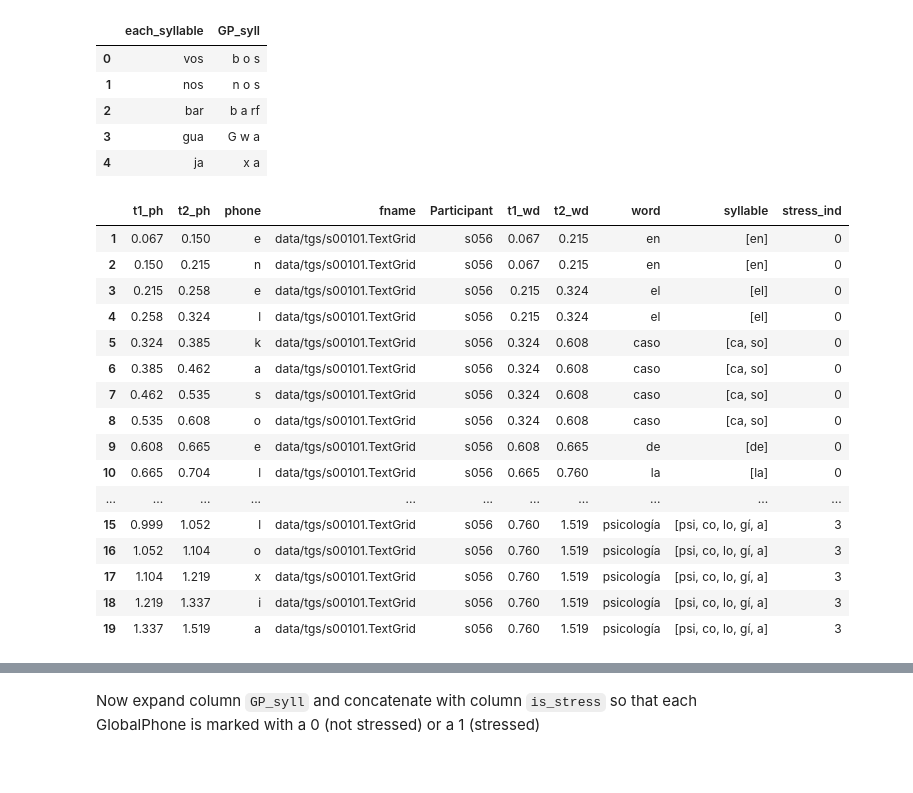
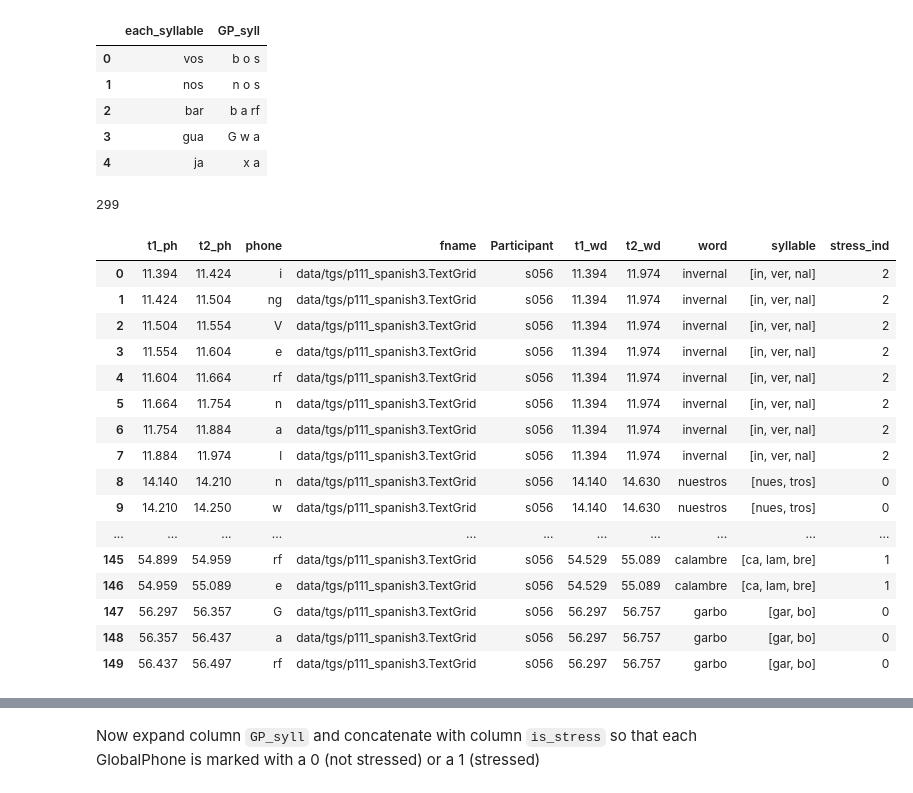
Before and after one commit to anniehelms/vsa_langdom, a Jupyter notebook: 01_stress.ipynb, the cells around one changed output, grey strips where cells are left out. Drawn from its saved outputs; the diff is of its cells as text; code cells hidden in the pictures.

```diff
--- a/01_stress.ipynb
+++ b/01_stress.ipynb
@@ -142,10 +142,11 @@ syllable_dictionary.head()
 | 3 | gua | G w a |
 | 4 | ja | x a |
 # %%
-filepath = "data/tgs/s00101.TextGrid"
+pd.set_option('display.max_rows', 500)
+filepath = "data/tgs/p111_spanish3.TextGrid"
 [wddf, phdf] = read_label(filepath,
     ftype='praat',
-    tiers=['word', 'phone']
+    tiers=['default - words', 'default - phones']
 )
 # add participant to dataframe
 phdf['Participant'] = f[:4]
@@ -153,50 +154,51 @@ phdf['Participant'] = f[:4]
 # Merge phone and word tiers.
 newdf = pd.merge_asof(
     phdf.rename({'t1': 't1_ph', 't2': 't2_ph', "label": "phone"}, axis='columns'),
     wddf.drop(["fname"], axis = 1) \
     .rename({'t1': 't1_wd', 't2': 't2_wd', "label": "word"}, axis='columns'),
     left_on='t1_ph',
     right_on='t1_wd'
 )
 
 # drop rows where word=="" or ".sil"
 newdf = newdf[(newdf["word"]!="") &
                 (newdf["word"]!=".sil") &
              (newdf["word"]!=".bn")]
 
 # convert v_7 to accent over vowel
 # fix notation in dimex corpus, where V_7 yields accented V
 newdf['word'] = newdf['word'].apply(lambda x: re.sub("a_7", "á", x))
 newdf['word'] = newdf['word'].apply(lambda x: re.sub("i_7", "í", x))
 newdf['word'] = newdf['word'].apply(lambda x: re.sub("o_7", "ó", x))
 newdf['word'] = newdf['word'].apply(lambda x: re.sub("u_7", "ú", x))
 newdf['word'] = newdf['word'].apply(lambda x: re.sub("e_7", "é", x))
 
 # fix tildas
 newdf['word'] = newdf['word'].apply(lambda x: re.sub("n~", "ñ", x))
 
 # obtain syllables for each word
 newdf["syllable"] = newdf["word"].apply(lambda x: syllabize(x)[0])
 newdf["stress_ind"] = newdf['word'].apply(lambda x: syllabize(x)[1])
-
-newdf.head(60)
+newdf = newdf.reset_index(drop = True)
+newdf.head(150)
 # %% [output]
+299
 |  | t1_ph | t2_ph | phone | fname | Participant | t1_wd | t2_wd | word | syllable | stress_ind |
-| 1 | 0.067 | 0.150 | e | data/tgs/s00101.TextGrid | s056 | 0.067 | 0.215 | en | [en] | 0 |
-| 2 | 0.150 | 0.215 | n | data/tgs/s00101.TextGrid | s056 | 0.067 | 0.215 | en | [en] | 0 |
-| 3 | 0.215 | 0.258 | e | data/tgs/s00101.TextGrid | s056 | 0.215 | 0.324 | el | [el] | 0 |
-| 4 | 0.258 | 0.324 | l | data/tgs/s00101.TextGrid | s056 | 0.215 | 0.324 | el | [el] | 0 |
-| 5 | 0.324 | 0.385 | k | data/tgs/s00101.TextGrid | s056 | 0.324 | 0.608 | caso | [ca, so] | 0 |
-| 6 | 0.385 | 0.462 | a | data/tgs/s00101.TextGrid | s056 | 0.324 | 0.608 | caso | [ca, so] | 0 |
-| 7 | 0.462 | 0.535 | s | data/tgs/s00101.TextGrid | s056 | 0.324 | 0.608 | caso | [ca, so] | 0 |
-| 8 | 0.535 | 0.608 | o | data/tgs/s00101.TextGrid | s056 | 0.324 | 0.608 | caso | [ca, so] | 0 |
-| 9 | 0.608 | 0.665 | e | data/tgs/s00101.TextGrid | s056 | 0.608 | 0.665 | de | [de] | 0 |
-| 10 | 0.665 | 0.704 | l | data/tgs/s00101.TextGrid | s056 | 0.665 | 0.760 | la | [la] | 0 |
+| 0 | 11.394 | 11.424 | i | data/tgs/p111_spanish3.TextGrid | s056 | 11.394 | 11.974 | invernal | [in, ver, nal] | 2 |
+| 1 | 11.424 | 11.504 | ng | data/tgs/p111_spanish3.TextGrid | s056 | 11.394 | 11.974 | invernal | [in, ver, nal] | 2 |
+| 2 | 11.504 | 11.554 | V | data/tgs/p111_spanish3.TextGrid | s056 | 11.394 | 11.974 | invernal | [in, ver, nal] | 2 |
+| 3 | 11.554 | 11.604 | e | data/tgs/p111_spanish3.TextGrid | s056 | 11.394 | 11.974 | invernal | [in, ver, nal] | 2 |
+| 4 | 11.604 | 11.664 | rf | data/tgs/p111_spanish3.TextGrid | s056 | 11.394 | 11.974 | invernal | [in, ver, nal] | 2 |
+| 5 | 11.664 | 11.754 | n | data/tgs/p111_spanish3.TextGrid | s056 | 11.394 | 11.974 | invernal | [in, ver, nal] | 2 |
+| 6 | 11.754 | 11.884 | a | data/tgs/p111_spanish3.TextGrid | s056 | 11.394 | 11.974 | invernal | [in, ver, nal] | 2 |
+| 7 | 11.884 | 11.974 | l | data/tgs/p111_spanish3.TextGrid | s056 | 11.394 | 11.974 | invernal | [in, ver, nal] | 2 |
+| 8 | 14.140 | 14.210 | n | data/tgs/p111_spanish3.TextGrid | s056 | 14.140 | 14.630 | nuestros | [nues, tros] | 0 |
+| 9 | 14.210 | 14.250 | w | data/tgs/p111_spanish3.TextGrid | s056 | 14.140 | 14.630 | nuestros | [nues, tros] | 0 |
 | ... | ... | ... | ... | ... | ... | ... | ... | ... | ... | ... |
-| 15 | 0.999 | 1.052 | l | data/tgs/s00101.TextGrid | s056 | 0.760 | 1.519 | psicología | [psi, co, lo, gí, a] | 3 |
-| 16 | 1.052 | 1.104 | o | data/tgs/s00101.TextGrid | s056 | 0.760 | 1.519 | psicología | [psi, co, lo, gí, a] | 3 |
-| 17 | 1.104 | 1.219 | x | data/tgs/s00101.TextGrid | s056 | 0.760 | 1.519 | psicología | [psi, co, lo, gí, a] | 3 |
-| 18 | 1.219 | 1.337 | i | data/tgs/s00101.TextGrid | s056 | 0.760 | 1.519 | psicología | [psi, co, lo, gí, a] | 3 |
-| 19 | 1.337 | 1.519 | a | data/tgs/s00101.TextGrid | s056 | 0.760 | 1.519 | psicología | [psi, co, lo, gí, a] | 3 |
+| 145 | 54.899 | 54.959 | rf | data/tgs/p111_spanish3.TextGrid | s056 | 54.529 | 55.089 | calambre | [ca, lam, bre] | 1 |
+| 146 | 54.959 | 55.089 | e | data/tgs/p111_spanish3.TextGrid | s056 | 54.529 | 55.089 | calambre | [ca, lam, bre] | 1 |
+| 147 | 56.297 | 56.357 | G | data/tgs/p111_spanish3.TextGrid | s056 | 56.297 | 56.757 | garbo | [gar, bo] | 0 |
+| 148 | 56.357 | 56.437 | a | data/tgs/p111_spanish3.TextGrid | s056 | 56.297 | 56.757 | garbo | [gar, bo] | 0 |
+| 149 | 56.437 | 56.497 | rf | data/tgs/p111_spanish3.TextGrid | s056 | 56.297 | 56.757 | garbo | [gar, bo] | 0 |
 # %%
 words_sylls = newdf[['word', 't1_wd', 'stress_ind', 'syllable']].copy()
```
Also changed, not shown: parts of 13 cells of this notebook.
